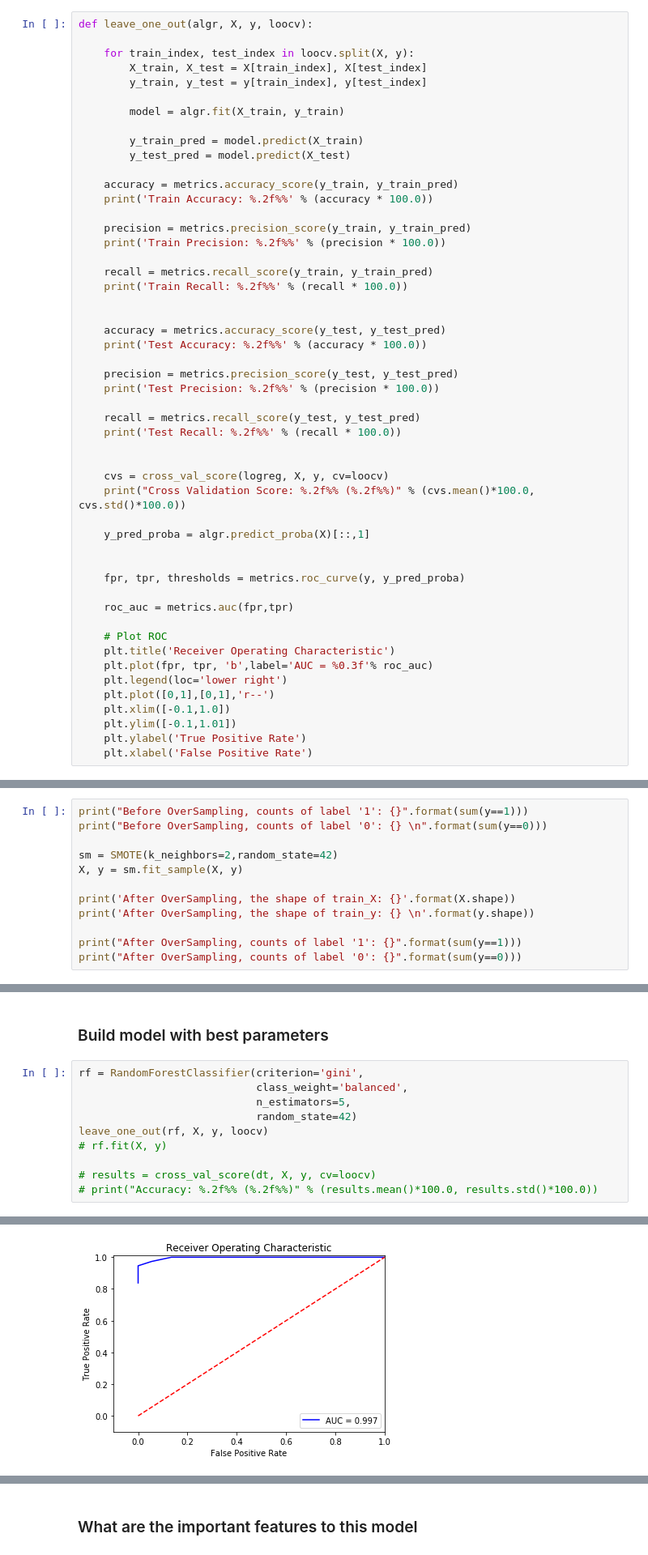
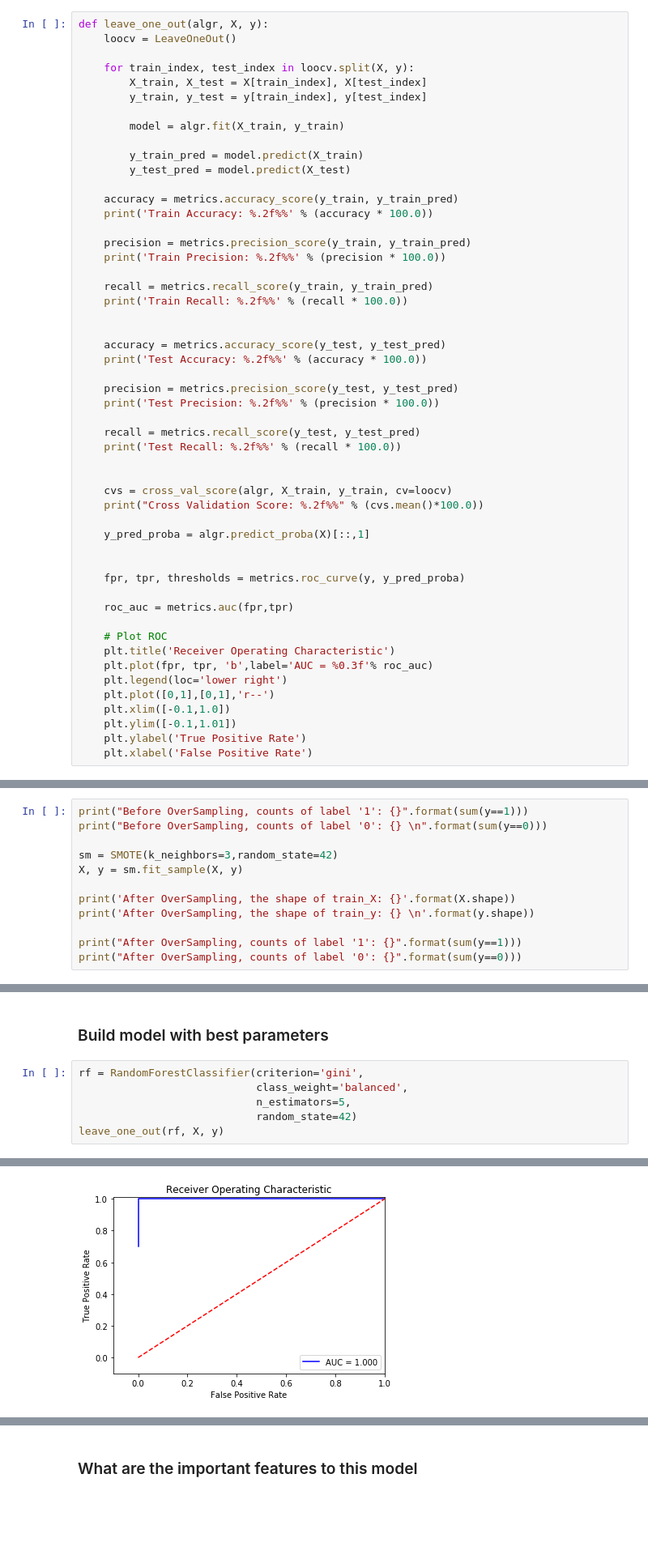
Before and after one commit to myingling0603/Debt-Portfolio-Capstone, a Jupyter notebook: Build Model.ipynb, the cells around one changed output, grey strips where cells are left out. Shown at 81% size. Saved outputs shown, nothing was run; the diff lists cells and outputs as text; blank space fills up the shorter version.

```diff
--- a/Build Model.ipynb
+++ b/Build Model.ipynb
@@ -137,5 +137,6 @@ def build_model(model, model_params, X, y):
 # %%
-def leave_one_out(algr, X, y, loocv):
+def leave_one_out(algr, X, y):
+    loocv = LeaveOneOut()
 
     for train_index, test_index in loocv.split(X, y):
         X_train, X_test = X[train_index], X[test_index]
@@ -166,8 +167,8 @@ def leave_one_out(algr, X, y, loocv):
     print('Test Recall: %.2f%%' % (recall * 100.0))
 
 
-    cvs = cross_val_score(logreg, X, y, cv=loocv)
-    print("Cross Validation Score: %.2f%% (%.2f%%)" % (cvs.mean()*100.0, cvs.std()*100.0))
+    cvs = cross_val_score(algr, X_train, y_train, cv=loocv)
+    print("Cross Validation Score: %.2f%%" % (cvs.mean()*100.0))
 
     y_pred_proba = algr.predict_proba(X)[::,1]
 
@@ -191,7 +193,7 @@ def leave_one_out(algr, X, y, loocv):
 print("Before OverSampling, counts of label '1': {}".format(sum(y==1)))
 print("Before OverSampling, counts of label '0': {} \n".format(sum(y==0)))
 
-sm = SMOTE(k_neighbors=2,random_state=42)
+sm = SMOTE(k_neighbors=3,random_state=42)
 X, y = sm.fit_sample(X, y)
 
 print('After OverSampling, the shape of train_X: {}'.format(X.shape))
@@ -363,9 +357,5 @@ rf = RandomForestClassifier(criterion='gini',
                             class_weight='balanced',
                             n_estimators=5,
                             random_state=42)
-leave_one_out(rf, X, y, loocv)
-# rf.fit(X, y)
-
-# results = cross_val_score(dt, X, y, cv=loocv)
-# print("Accuracy: %.2f%% (%.2f%%)" % (results.mean()*100.0, results.std()*100.0))
+leave_one_out(rf, X, y)
 # %% [output]
@@ -379 +369 @@ Cross Validation Score: 82.43% (38.05%)
-[figure, old version]
+[figure, new version]
```
Also changed, not shown: parts of 48 cells of this notebook, 1 other file.
